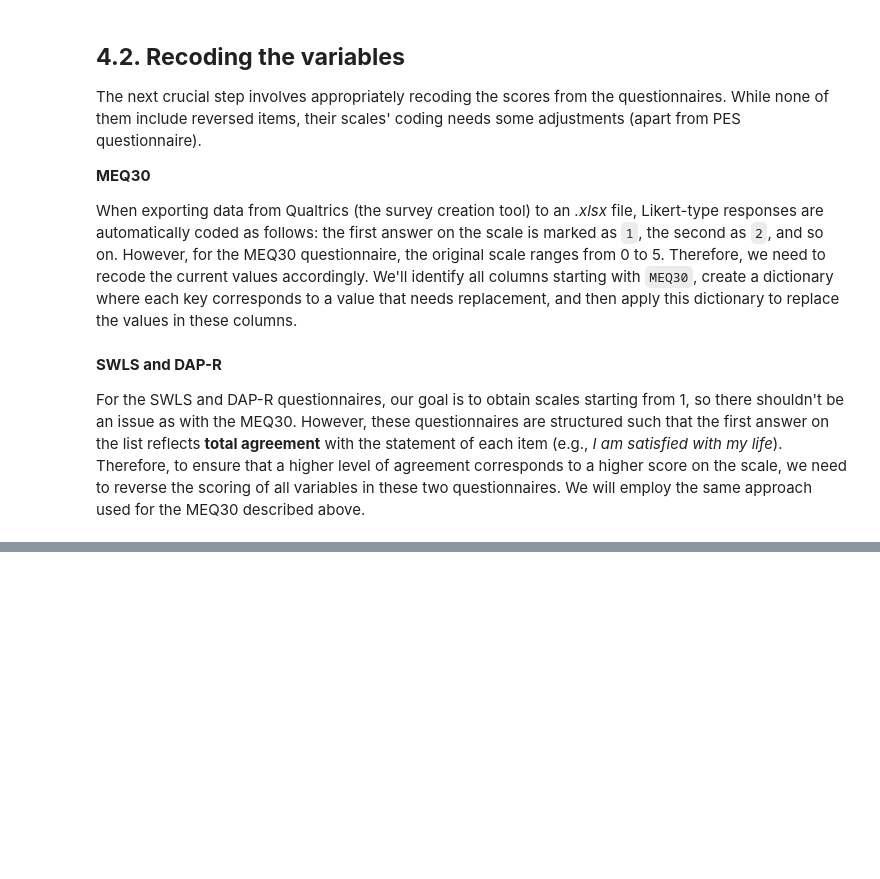
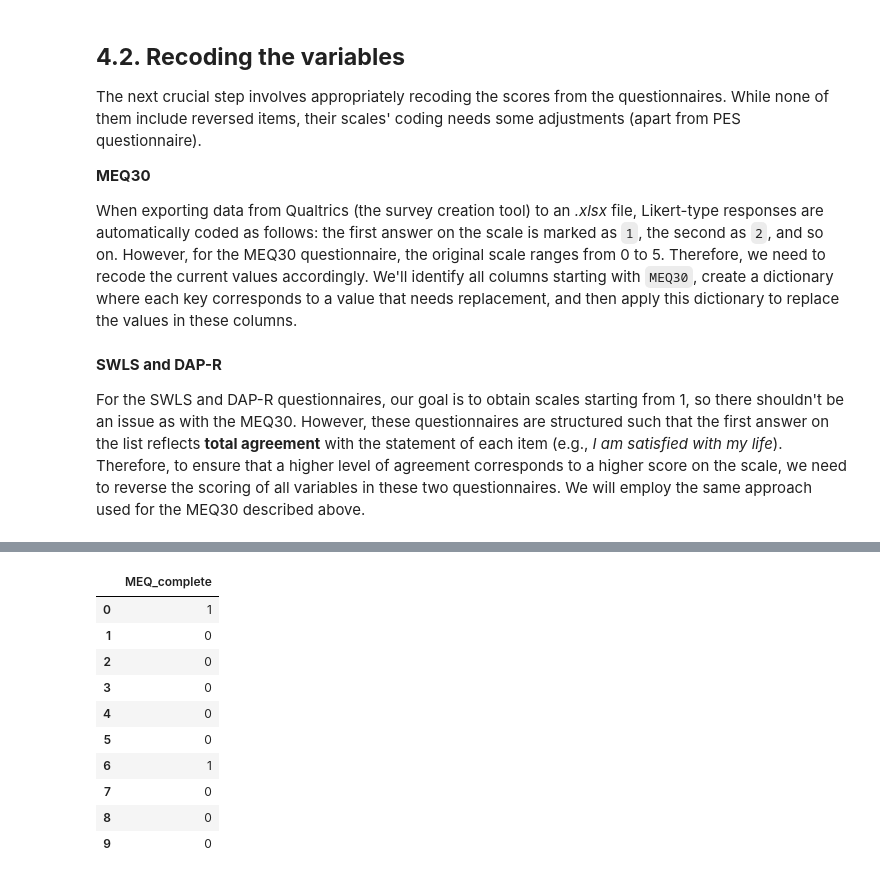
Before and after one commit to michal-owsiak/swps-university-research, a Jupyter notebook: research.ipynb, the cells around one changed output, grey strips where cells are left out. Saved outputs shown, nothing was run; the diff lists cells and outputs as text; code cells hidden in the pictures; blank space fills up the shorter version.

Commit message:
summing MEQ30 scores

```diff
--- a/research.ipynb
+++ b/research.ipynb
@@ -267,0 +306,28 @@ df[dap_r_columns] = df[dap_r_columns].replace(reverse_mapping)
+# %%
+max_score = {
+    "Mystical": len(MEQ30_subscales["Mystical"]) * 5,
+    "Positive Mood": len(MEQ30_subscales["Positive Mood"]) * 5,
+    "Transcendence": len(MEQ30_subscales["Transcendence"]) * 5,
+    "Ineffability": len(MEQ30_subscales["Ineffability"]) * 5
+}
+
+df["MEQ_complete"] = (
+    (df["Mystical"] / max_score["Mystical"] >= 0.6) &
+    (df["Positive Mood"] / max_score["Positive Mood"] >= 0.6) &
+    (df["Transcendence"] / max_score["Transcendence"] >= 0.6) &
+    (df["Ineffability"] / max_score["Ineffability"] >= 0.6)
+).astype(int)
+
+df.iloc[:10, -1:]
+# %% [output]
+|  | MEQ_complete |
+| 0 | 1 |
+| 1 | 0 |
+| 2 | 0 |
+| 3 | 0 |
+| 4 | 0 |
+| 5 | 0 |
+| 6 | 1 |
+| 7 | 0 |
+| 8 | 0 |
+| 9 | 0 |
```
Also changed, not shown: parts of 6 cells of this notebook.
